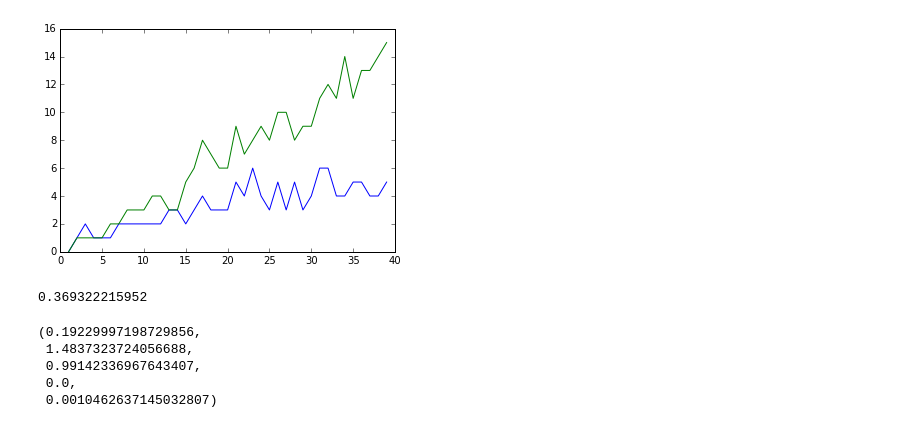
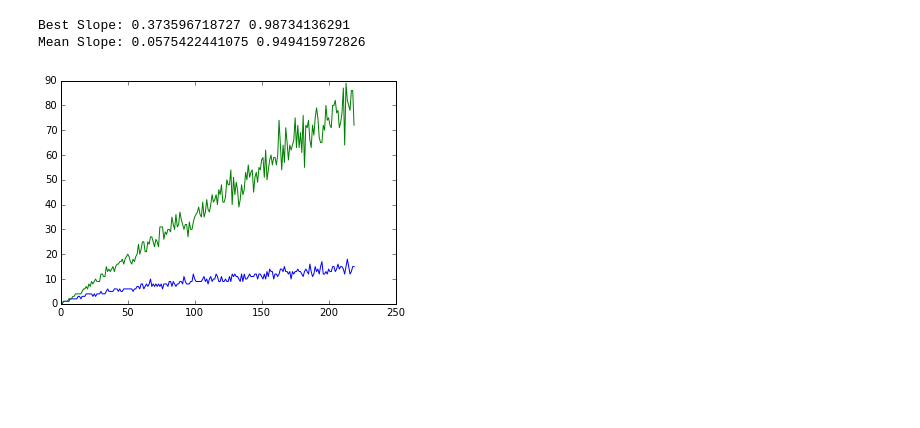
Before and after one commit to pkerpedjiev/emptypipes, a Jupyter notebook: minisites/2015-09-29-kings-jewels/notebook/jewels_analysis.ipynb, the cells around one changed output. Drawn from its saved outputs; the diff is of its cells as text; code cells hidden in the pictures; blank space fills up the shorter version.

Commit message:
CV updates and kings jewels graph updates

```diff
--- a/minisites/2015-09-29-kings-jewels/notebook/jewels_analysis.ipynb
+++ b/minisites/2015-09-29-kings-jewels/notebook/jewels_analysis.ipynb
@@ -1,14 +1,22 @@
 # %%
 import pandas as pd
 # %%
-df = pd.read_csv('../output/all_stats.ssv', delimiter=' ', names=['num', 'best', 'mean', 'median', 'l25'])
+df = pd.read_csv('../output/all_stats_uniform.csv', delimiter=',', names=['num', 'best', 'mean', 'median', 'l25'])
 df.head()
 sdf = df[df['num'] < 40]
 # %%
-plot(sdf['num'], sdf['mean'])
-#plot(sdf['num'], df['median'])
-plot(sdf['num'], sdf['best'])
-#plot(sdf['num'], df['l25'])
-plt.savefig('plot.png')
+def calculate_stats(df):
+    sdf = df
+    plot(sdf['num'], sdf['mean'])
+    #plot(sdf['num'], df['median'])
+    plot(sdf['num'], sdf['best'])
+    #plot(sdf['num'], df['l25'])
+    plt.savefig('plot.png')
+
+    import scipy.stats as ss
+    slope, intercept, r_value, p_value, std_err = ss.linregress(df['num'], df['best'])
+
+    print "Best Slope:", slope, r_value
+
+    slope, intercept, r_value, p_value, std_err = ss.linregress(df['num'], df['mean'])
+    print "Mean Slope:", slope, r_value
-# %% [output]
-[figure, removed]
@@ -18,12 +23,6 @@ slope, intercept, r_value, p_value, std_err = ss.linregress(df['num'], df['best'
-# %%
-print slope
-# %% [output]
-0.369322215952
-# %%
-ss.linregress(df['num'], df['median'])
-# %% [output]
-(0.19229997198729856,
- 1.4837323724056688,
- 0.99142336967643407,
- 0.0,
- 0.0010462637145032807)
+# %%
+calculate_stats(pd.read_csv('../output/all_stats_uniform.csv', delimiter=',', names=['num', 'best', 'mean', 'median', 'l25']))
+# %% [output]
+Best Slope: 0.373596718727 0.98734136291
+Mean Slope: 0.0575422441075 0.949415972826
+[figure, added]
```
Also changed, not shown: parts of 4 cells of this notebook, 4 other files.
